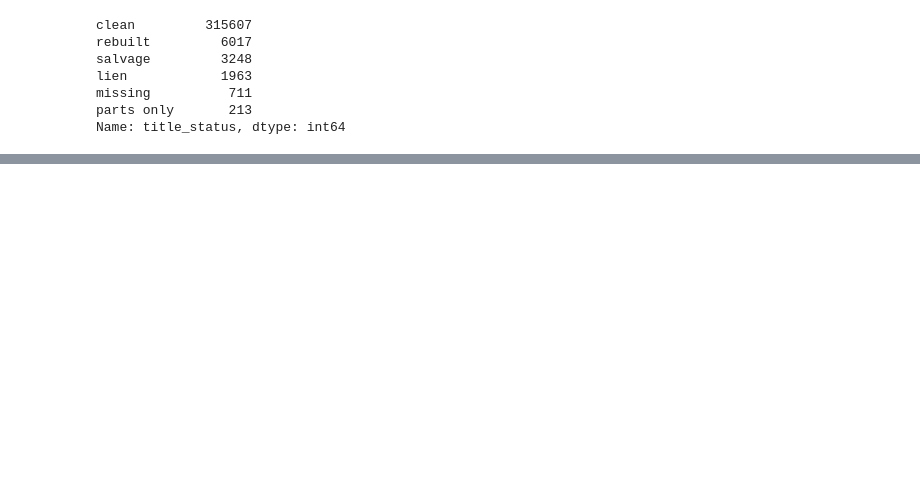
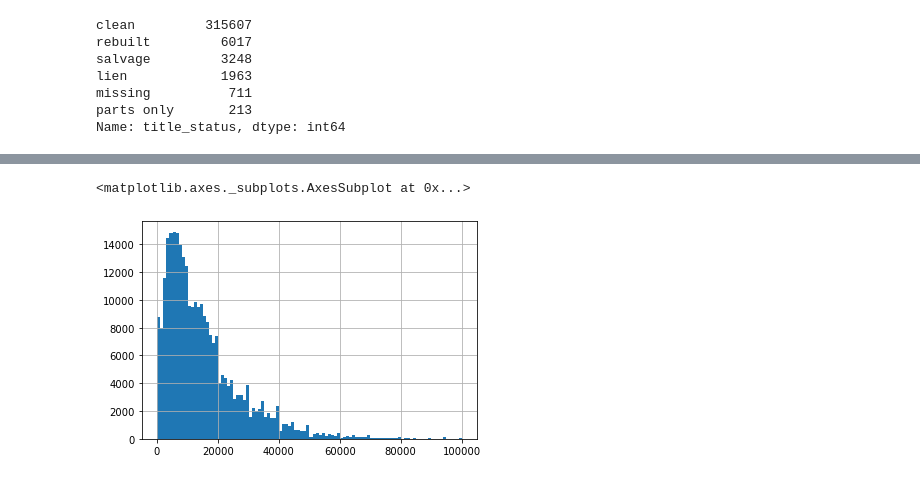
Before and after one commit to kmantha95/Predicting-Used-Car-Prices-CapstoneProject, a Jupyter notebook: predicting used car value - data wrangling.ipynb, the cells around one changed output, grey strips where cells are left out. Drawn from its saved outputs; the diff is of its cells as text; code cells hidden in the pictures; blank space fills up the shorter version.

```diff
--- a/predicting used car value - data wrangling.ipynb
+++ b/predicting used car value - data wrangling.ipynb
@@ -326,0 +585,5 @@ Name: title_status, dtype: int64
+# %%
+vehicle_data_drops_filtered['price'].hist(bins=100)
+# %% [output]
+<matplotlib.axes._subplots.AxesSubplot at 0x...>
+[figure, added]
```
Also changed, not shown: parts of 33 cells of this notebook.
